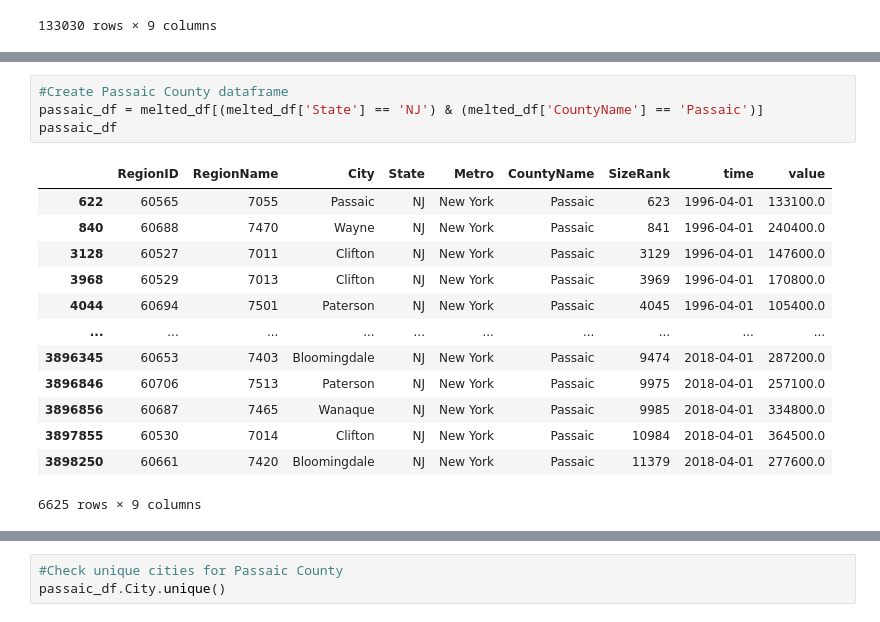
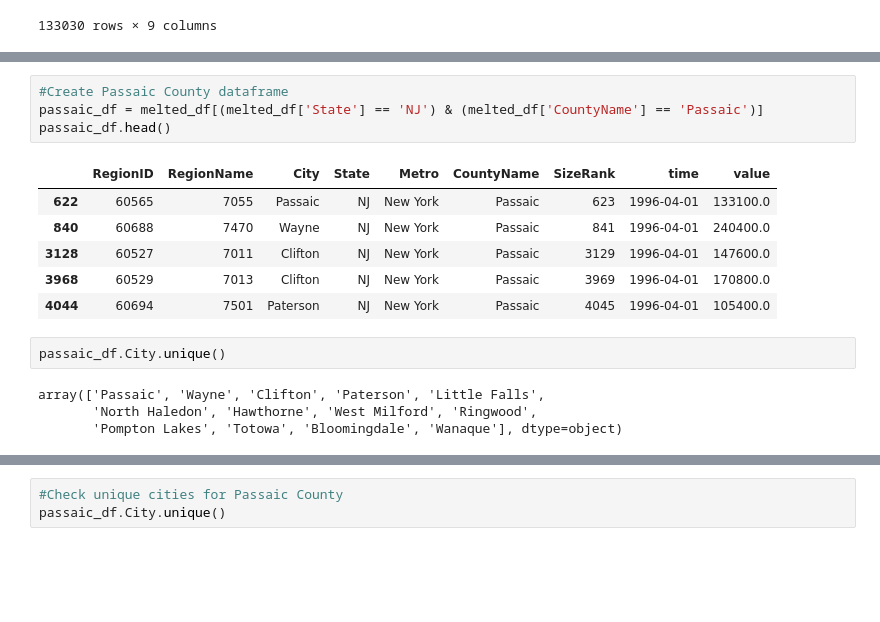
Before and after one commit to jmg0144/Zillow-Time-Series-Analysis, a Jupyter notebook: zillow-time-series-analysis.ipynb, the cells around one changed output, grey strips where cells are left out. Drawn from its saved outputs; the diff is of its cells as text; blank space fills up the shorter version.

```diff
--- a/zillow-time-series-analysis.ipynb
+++ b/zillow-time-series-analysis.ipynb
@@ -142,18 +148,17 @@ bergen_df
 # %%
 #Create Passaic County dataframe
 passaic_df = melted_df[(melted_df['State'] == 'NJ') & (melted_df['CountyName'] == 'Passaic')]
-passaic_df
+passaic_df.head()
 # %% [output]
 |  | RegionID | RegionName | City | State | Metro | CountyName | SizeRank | time | value |
 | 622 | 60565 | 7055 | Passaic | NJ | New York | Passaic | 623 | 1996-04-01 | 133100.0 |
 | 840 | 60688 | 7470 | Wayne | NJ | New York | Passaic | 841 | 1996-04-01 | 240400.0 |
 | 3128 | 60527 | 7011 | Clifton | NJ | New York | Passaic | 3129 | 1996-04-01 | 147600.0 |
 | 3968 | 60529 | 7013 | Clifton | NJ | New York | Passaic | 3969 | 1996-04-01 | 170800.0 |
 | 4044 | 60694 | 7501 | Paterson | NJ | New York | Passaic | 4045 | 1996-04-01 | 105400.0 |
-| ... | ... | ... | ... | ... | ... | ... | ... | ... | ... |
-| 3896345 | 60653 | 7403 | Bloomingdale | NJ | New York | Passaic | 9474 | 2018-04-01 | 287200.0 |
-| 3896846 | 60706 | 7513 | Paterson | NJ | New York | Passaic | 9975 | 2018-04-01 | 257100.0 |
-| 3896856 | 60687 | 7465 | Wanaque | NJ | New York | Passaic | 9985 | 2018-04-01 | 334800.0 |
-| 3897855 | 60530 | 7014 | Clifton | NJ | New York | Passaic | 10984 | 2018-04-01 | 364500.0 |
-| 3898250 | 60661 | 7420 | Bloomingdale | NJ | New York | Passaic | 11379 | 2018-04-01 | 277600.0 |
-6625 rows × 9 columns
+# %%
+passaic_df.City.unique()
+# %% [output]
+array(['Passaic', 'Wayne', 'Clifton', 'Paterson', 'Little Falls',
+       'North Haledon', 'Hawthorne', 'West Milford', 'Ringwood',
+       'Pompton Lakes', 'Totowa', 'Bloomingdale', 'Wanaque'], dtype=object)
```
Also changed, not shown: parts of 9 cells of this notebook.
